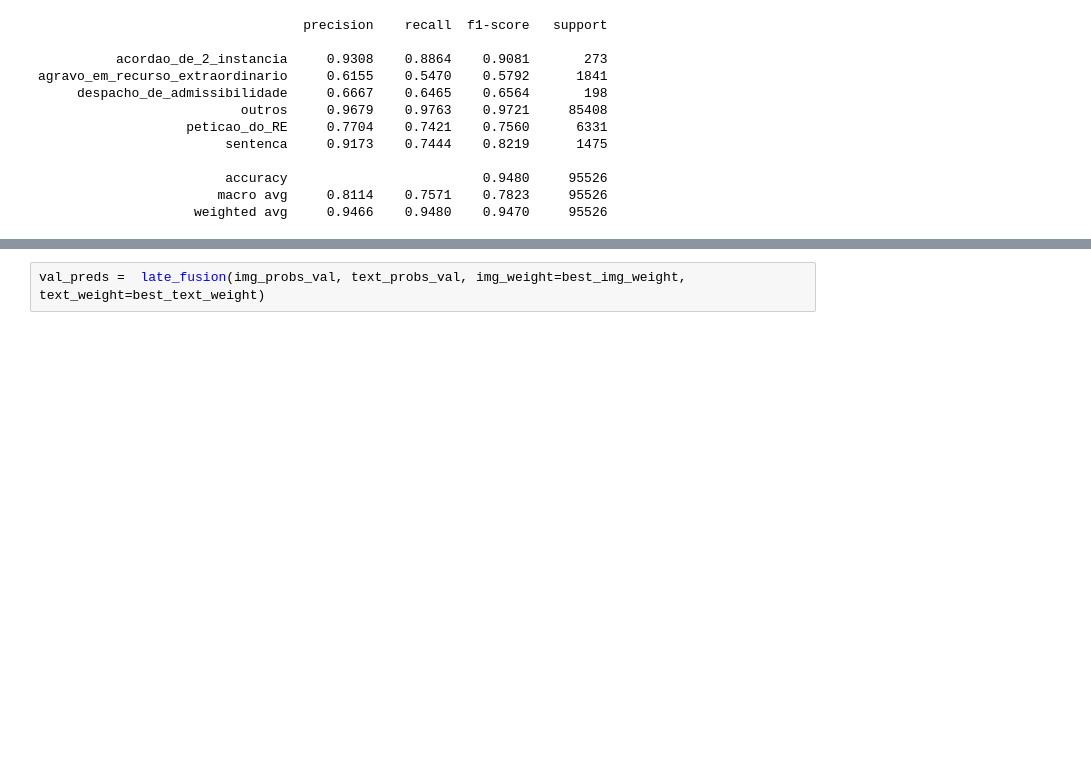
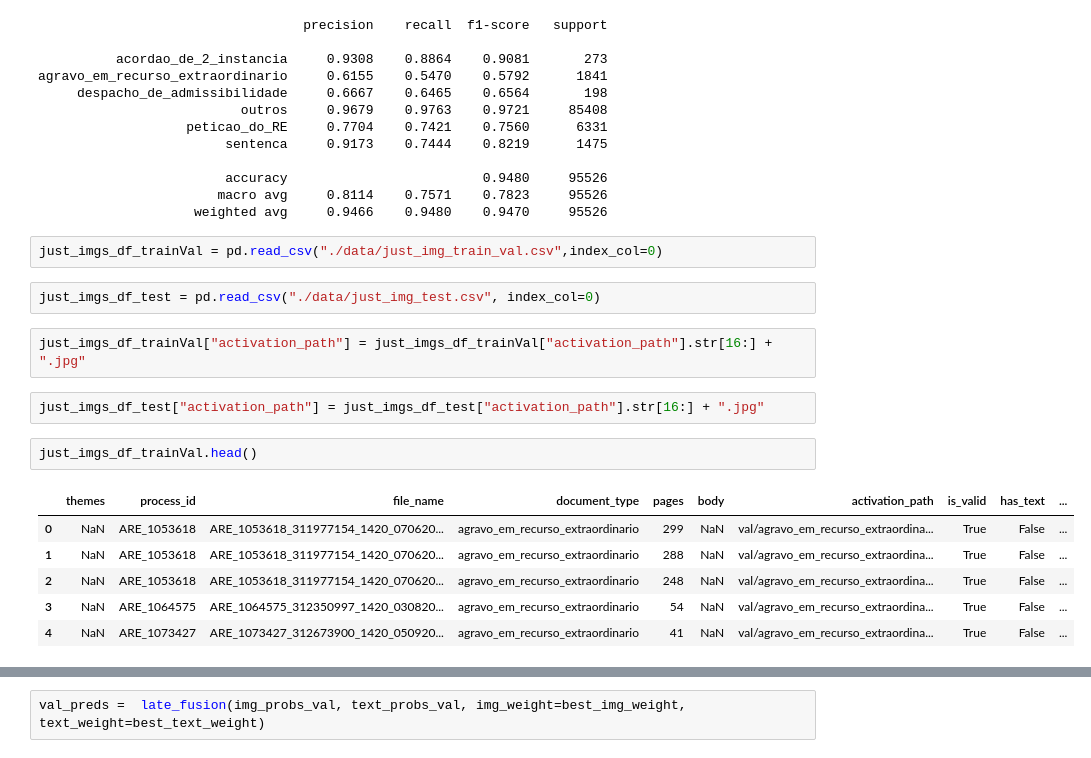
Before and after one commit to peluz/victor-visual-text, a Jupyter notebook: late_fusion.ipynb, the cells around one changed output, grey strips where cells are left out. Cells and saved outputs as stored; diff of their text form; blank space fills up the shorter version.

```diff
--- a/late_fusion.ipynb
+++ b/late_fusion.ipynb
@@ -404,3 +408,20 @@ agravo_em_recurso_extraordinario     0.6155    0.5470    0.5792      1841
                         accuracy                         0.9480     95526
                        macro avg     0.8114    0.7571    0.7823     95526
                     weighted avg     0.9466    0.9480    0.9470     95526
+# %%
+just_imgs_df_trainVal = pd.read_csv("./data/just_img_train_val.csv",index_col=0)
+# %%
+just_imgs_df_test = pd.read_csv("./data/just_img_test.csv", index_col=0)
+# %%
+just_imgs_df_trainVal["activation_path"] = just_imgs_df_trainVal["activation_path"].str[16:] + ".jpg"
+# %%
+just_imgs_df_test["activation_path"] = just_imgs_df_test["activation_path"].str[16:] + ".jpg"
+# %%
+just_imgs_df_trainVal.head()
+# %% [output]
+|  | themes | process_id | file_name | document_type | pages | body | activation_path | is_valid | has_text | ... |
+| 0 | NaN | ARE_1053618 | ARE_1053618_311977154_1420_070620... | agravo_em_recurso_extraordinario | 299 | NaN | val/agravo_em_recurso_extraordina... | True | False | ... |
+| 1 | NaN | ARE_1053618 | ARE_1053618_311977154_1420_070620... | agravo_em_recurso_extraordinario | 288 | NaN | val/agravo_em_recurso_extraordina... | True | False | ... |
+| 2 | NaN | ARE_1053618 | ARE_1053618_311977154_1420_070620... | agravo_em_recurso_extraordinario | 248 | NaN | val/agravo_em_recurso_extraordina... | True | False | ... |
+| 3 | NaN | ARE_1064575 | ARE_1064575_312350997_1420_030820... | agravo_em_recurso_extraordinario | 54 | NaN | val/agravo_em_recurso_extraordina... | True | False | ... |
+| 4 | NaN | ARE_1073427 | ARE_1073427_312673900_1420_050920... | agravo_em_recurso_extraordinario | 41 | NaN | val/agravo_em_recurso_extraordina... | True | False | ... |
```
Also changed, not shown: parts of 33 cells of this notebook, 2 other files.
